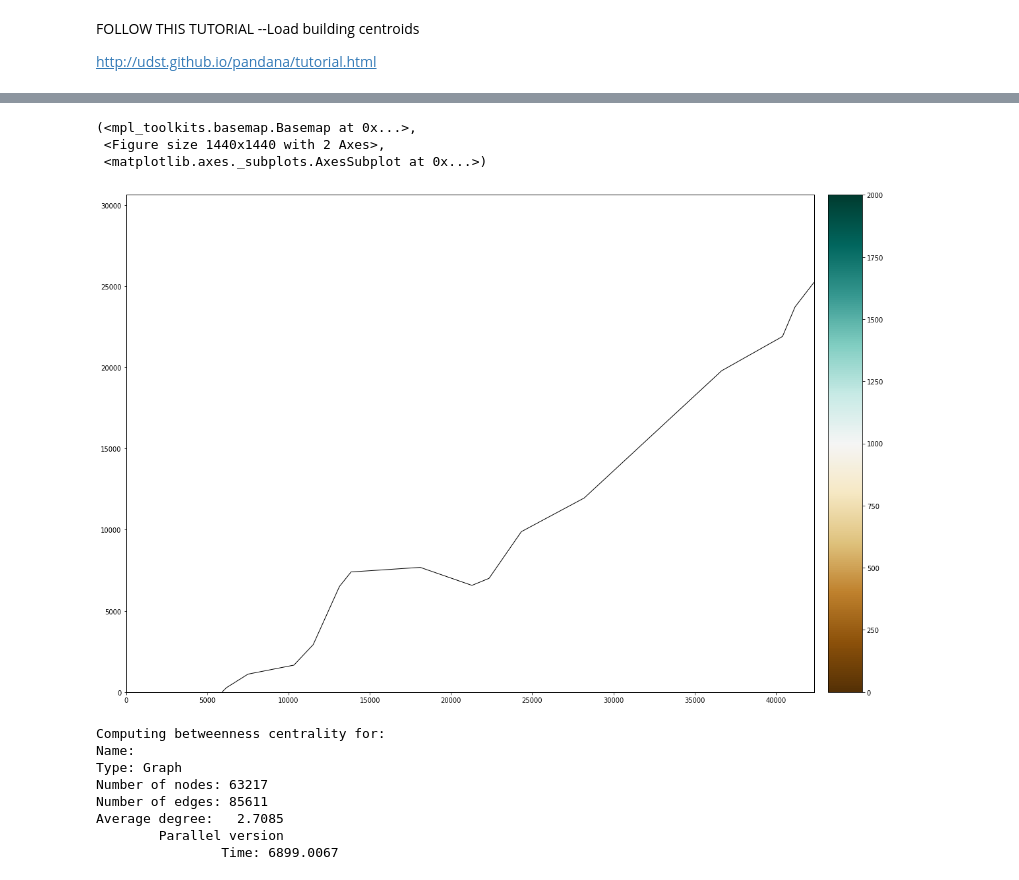
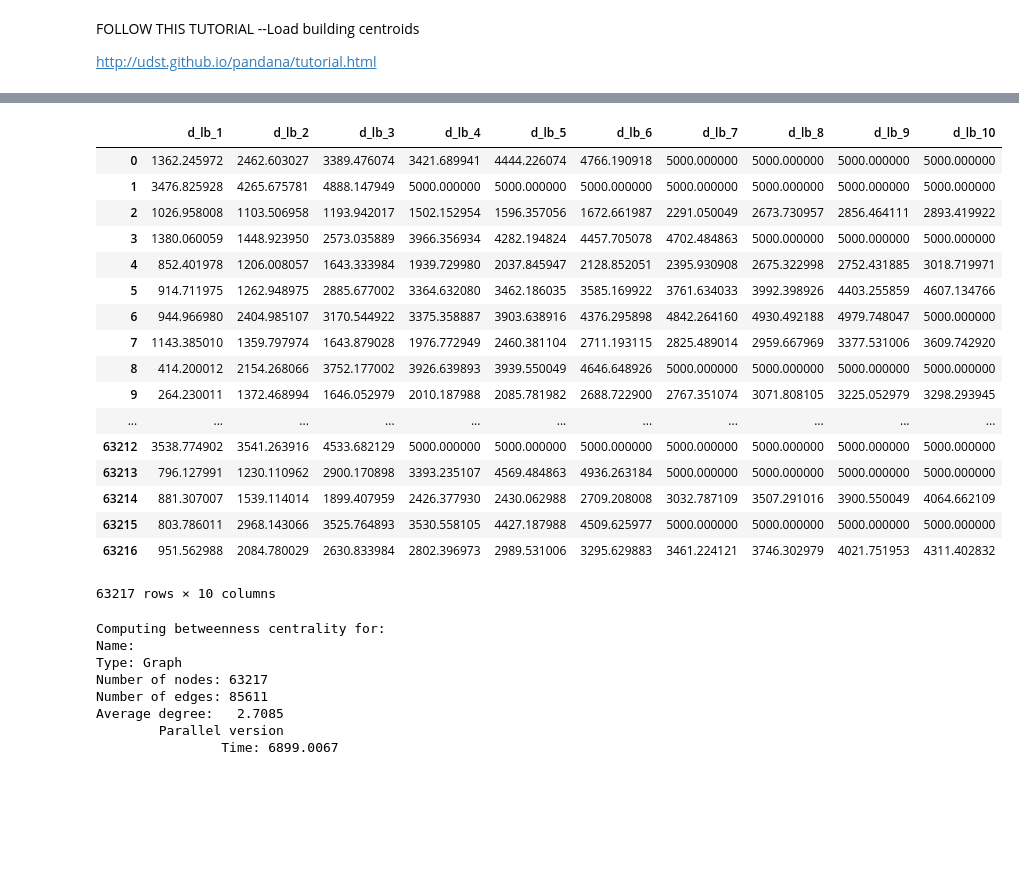
Before and after one commit to gcc-dav-official-github/production, a Jupyter notebook: projects/walkability/code/UrbanAccess.ipynb, the cells around one changed output, grey strips where cells are left out. Saved outputs shown, nothing was run; the diff lists cells and outputs as text; code cells hidden in the pictures; blank space fills up the shorter version.

```diff
--- a/projects/walkability/code/UrbanAccess.ipynb
+++ b/projects/walkability/code/UrbanAccess.ipynb
@@ -84,3 +147,9 @@ transit_ped_net.set(schools["node_ids"], name="school")
-# %%
-transit_ped_net.set_pois("school", 2000, 10, schools.x, schools.y)
-a= transit_ped_net.nearest_pois(2000, "school", num_pois=10)
+# %%
+schools = gpd.read_postgis('SELECT * FROM compliance.school',con,crs={'init': 'epsg:2019'})
+#schools_wgs = schools.to_crs(epsg=4326)
+buildings = gpd.read_postgis('SELECT * FROM public.topo_building',con,crs={'init': 'epsg:2019'})
+hospitals = gpd.read_postgis('SELECT * FROM compliance.hospital',con,crs={'init': 'epsg:2019'})
+librarys = gpd.read_postgis('SELECT * FROM compliance.library',con,crs={'init': 'epsg:2019'})
+ttc_stops = gpd.read_postgis('SELECT * FROM compliance.ttc_stop',con,crs={'init': 'epsg:2019'})
+
+#buildings_wgs = buildings.to_crs(epsg=4326)
@@ -107,11 +202,38 @@ transit_ped_net.poi_category_names
-# %%
-transit_ped_net.plot(a[1], bbox=bbox,
-         fig_kwargs={'figsize': [20, 20]},
-         bmap_kwargs={'suppress_ticks': False,
-                      'resolution': 'h', 'epsg': '2019'},
-         plot_kwargs={'cmap': 'BrBG', 's': 8, 'edgecolor': 'none'})
-# %% [output]
-(<mpl_toolkits.basemap.Basemap at 0x...>,
- <Figure size 1440x1440 with 2 Axes>,
- <matplotlib.axes._subplots.AxesSubplot at 0x...>)
-[figure, removed]
+# %%
+transit_ped_net.set_pois("school",5000, 10, schools.x, schools.y)
+school_walk_distances = transit_ped_net.nearest_pois(5000, "school", num_pois=10)
+
+transit_ped_net.set_pois("hospital",5000, 10, hospitals.x, hospitals.y)
+hospital_walk_distances = transit_ped_net.nearest_pois(5000, "hospital", num_pois=10)
+
+transit_ped_net.set_pois("library",5000, 10, librarys.x, librarys.y)
+library_walk_distances = transit_ped_net.nearest_pois(5000, "library", num_pois=10)
+
+transit_ped_net.set_pois("ttc_stop",5000, 10, ttc_stops.x, ttc_stops.y)
+ttc_stop_walk_distances = transit_ped_net.nearest_pois(5000, "ttc_stop", num_pois=10)
+# %%
+school_walk_distances.columns = ['d_sc_'+str(i) for i in range(1,11,1)]
+hospital_walk_distances.columns = ['d_hp_'+str(i) for i in range(1,11,1)]
+library_walk_distances.columns = ['d_lb_'+str(i) for i in range(1,11,1)]
+ttc_stop_walk_distances.columns = ['d_ttcst_'+str(i) for i in range(1,11,1)]
+# %%
+library_walk_distances
+# %% [output]
+|  | d_lb_1 | d_lb_2 | d_lb_3 | d_lb_4 | d_lb_5 | d_lb_6 | d_lb_7 | d_lb_8 | d_lb_9 | d_lb_10 |
+| 0 | 1362.245972 | 2462.603027 | 3389.476074 | 3421.689941 | 4444.226074 | 4766.190918 | 5000.000000 | 5000.000000 | 5000.000000 | 5000.000000 |
+| 1 | 3476.825928 | 4265.675781 | 4888.147949 | 5000.000000 | 5000.000000 | 5000.000000 | 5000.000000 | 5000.000000 | 5000.000000 | 5000.000000 |
+| 2 | 1026.958008 | 1103.506958 | 1193.942017 | 1502.152954 | 1596.357056 | 1672.661987 | 2291.050049 | 2673.730957 | 2856.464111 | 2893.419922 |
+| 3 | 1380.060059 | 1448.923950 | 2573.035889 | 3966.356934 | 4282.194824 | 4457.705078 | 4702.484863 | 5000.000000 | 5000.000000 | 5000.000000 |
+| 4 | 852.401978 | 1206.008057 | 1643.333984 | 1939.729980 | 2037.845947 | 2128.852051 | 2395.930908 | 2675.322998 | 2752.431885 | 3018.719971 |
+| 5 | 914.711975 | 1262.948975 | 2885.677002 | 3364.632080 | 3462.186035 | 3585.169922 | 3761.634033 | 3992.398926 | 4403.255859 | 4607.134766 |
+| 6 | 944.966980 | 2404.985107 | 3170.544922 | 3375.358887 | 3903.638916 | 4376.295898 | 4842.264160 | 4930.492188 | 4979.748047 | 5000.000000 |
+| 7 | 1143.385010 | 1359.797974 | 1643.879028 | 1976.772949 | 2460.381104 | 2711.193115 | 2825.489014 | 2959.667969 | 3377.531006 | 3609.742920 |
+| 8 | 414.200012 | 2154.268066 | 3752.177002 | 3926.639893 | 3939.550049 | 4646.648926 | 5000.000000 | 5000.000000 | 5000.000000 | 5000.000000 |
+| 9 | 264.230011 | 1372.468994 | 1646.052979 | 2010.187988 | 2085.781982 | 2688.722900 | 2767.351074 | 3071.808105 | 3225.052979 | 3298.293945 |
+| ... | ... | ... | ... | ... | ... | ... | ... | ... | ... | ... |
+| 63212 | 3538.774902 | 3541.263916 | 4533.682129 | 5000.000000 | 5000.000000 | 5000.000000 | 5000.000000 | 5000.000000 | 5000.000000 | 5000.000000 |
+| 63213 | 796.127991 | 1230.110962 | 2900.170898 | 3393.235107 | 4569.484863 | 4936.263184 | 5000.000000 | 5000.000000 | 5000.000000 | 5000.000000 |
+| 63214 | 881.307007 | 1539.114014 | 1899.407959 | 2426.377930 | 2430.062988 | 2709.208008 | 3032.787109 | 3507.291016 | 3900.550049 | 4064.662109 |
+| 63215 | 803.786011 | 2968.143066 | 3525.764893 | 3530.558105 | 4427.187988 | 4509.625977 | 5000.000000 | 5000.000000 | 5000.000000 | 5000.000000 |
+| 63216 | 951.562988 | 2084.780029 | 2630.833984 | 2802.396973 | 2989.531006 | 3295.629883 | 3461.224121 | 3746.302979 | 4021.751953 | 4311.402832 |
+63217 rows × 10 columns
```
Also changed, not shown: parts of 20 cells of this notebook.
